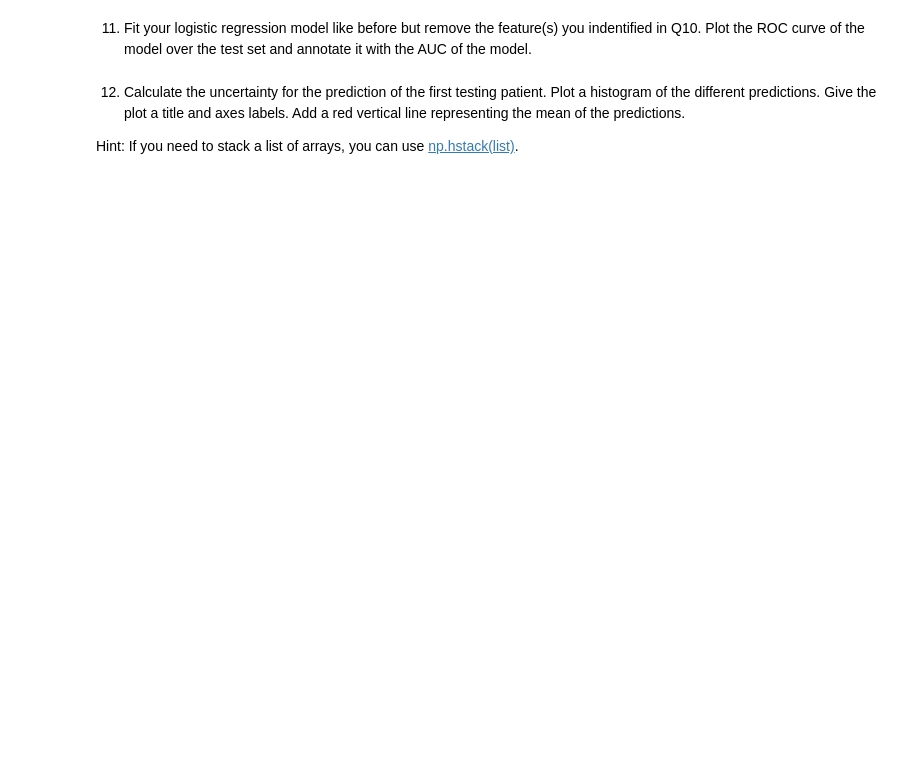
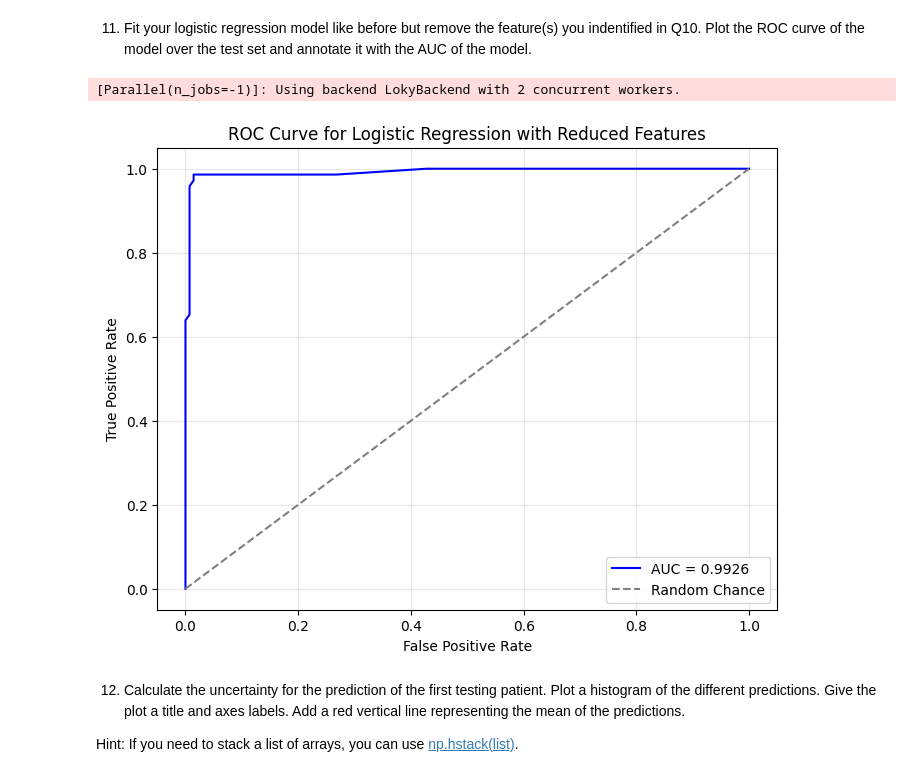
Before and after one commit to emilyberlinghoff/DS3000, a Jupyter notebook: Homework 4/251287809_H04.ipynb, the cells around one changed output. Saved outputs shown, nothing was run; the diff lists cells and outputs as text; code cells hidden in the pictures; blank space fills up the shorter version.

```diff
--- a/Homework 4/251287809_H04.ipynb
+++ b/Homework 4/251287809_H04.ipynb
@@ -74,2 +195,18 @@ import seaborn as sns
 # %% [markdown]
 5. Using all potential predictors, train a logistic regression model to predict if a patient has the condition. Remember to standardize the predictors. Use the following arguments: solver='lbfgs', penalty=None, max_iter=10000, verbose=1, random_state=0, and n_jobs=-1.
+# %%
+# Create a pipeline with feature scaling and logistic regression
+pipeline = Pipeline([
+    ('scaler', StandardScaler()),  # Standardize predictors
+    ('classifier', LogisticRegression(
+        solver='lbfgs',     # Optimization algorithm
+        penalty=None,       # No regularization
+        max_iter=10000,     # Ensure convergence
+        verbose=1,          # Display training progress
+        random_state=0,     # Reproducibility
+        n_jobs=-1           # Use all available CPU cores
+    ))
+])
+
+# Train the logistic regression model
+pipeline.fit(X_train, y_train)
@@ -86,5 +406,46 @@ import seaborn as sns
 # %% [markdown]
 11. Fit your logistic regression model like before but remove the feature(s) you indentified in Q10. Plot the ROC curve of the model over the test set and annotate it with the AUC of the model.
+# %%
+# Remove non-significant features identified in Q10
+significant_features = ['Cl.thickness', 'Bare.nuclei']  # Features with confidence intervals entirely above zero
+X_train_reduced = X_train[significant_features]
+X_test_reduced = X_test[significant_features]
+
+# Refit the logistic regression model with the reduced feature set
+pipeline_reduced = Pipeline([
+    ('scaler', StandardScaler()),  # Standardize predictors
+    ('classifier', LogisticRegression(
+        solver='lbfgs',     # Optimization algorithm
+        penalty=None,       # No regularization
+        max_iter=10000,     # Ensure convergence
+        verbose=1,          # Display training progress
+        random_state=0,     # Reproducibility
+        n_jobs=-1           # Use all available CPU cores
+    ))
+])
+
+pipeline_reduced.fit(X_train_reduced, y_train)
+
+# Predict probabilities for the test set
+y_prob_reduced = pipeline_reduced.predict_proba(X_test_reduced)[:, 1]
+
+# Compute ROC curve and AUC
+fpr, tpr, _ = roc_curve(y_test, y_prob_reduced)
+auc_score_reduced = roc_auc_score(y_test, y_prob_reduced)
+
+# Plot the ROC curve
+plt.figure(figsize=(8, 6))
+plt.plot(fpr, tpr, label=f"AUC = {auc_score_reduced:.4f}", color='blue')
+plt.plot([0, 1], [0, 1], linestyle='--', color='gray', label="Random Chance")
+plt.xlabel("False Positive Rate")
+plt.ylabel("True Positive Rate")
+plt.title("ROC Curve for Logistic Regression with Reduced Features")
+plt.legend(loc="lower right")
+plt.grid(alpha=0.3)
+plt.show()
+# %% [output]
+[Parallel(n_jobs=-1)]: Using backend LokyBackend with 2 concurrent workers.
+[figure, added]
 # %% [markdown]
 12. Calculate the uncertainty for the prediction of the first testing patient.  Plot a histogram of the different predictions. Give the plot a title and axes labels. Add a red vertical line representing the mean of the predictions.
 
```
Also changed, not shown: parts of 14 cells of this notebook.
